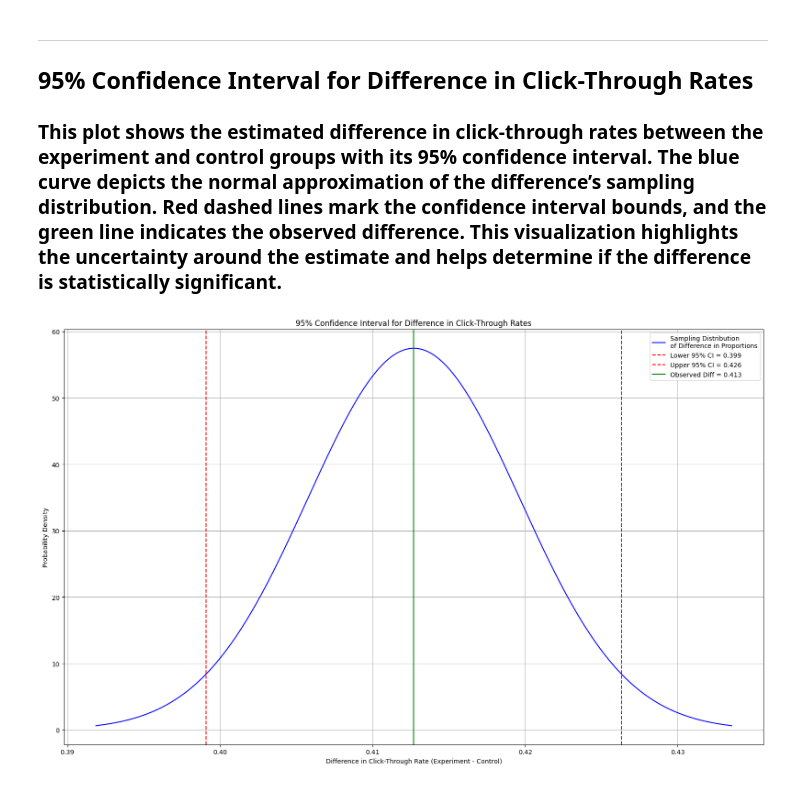
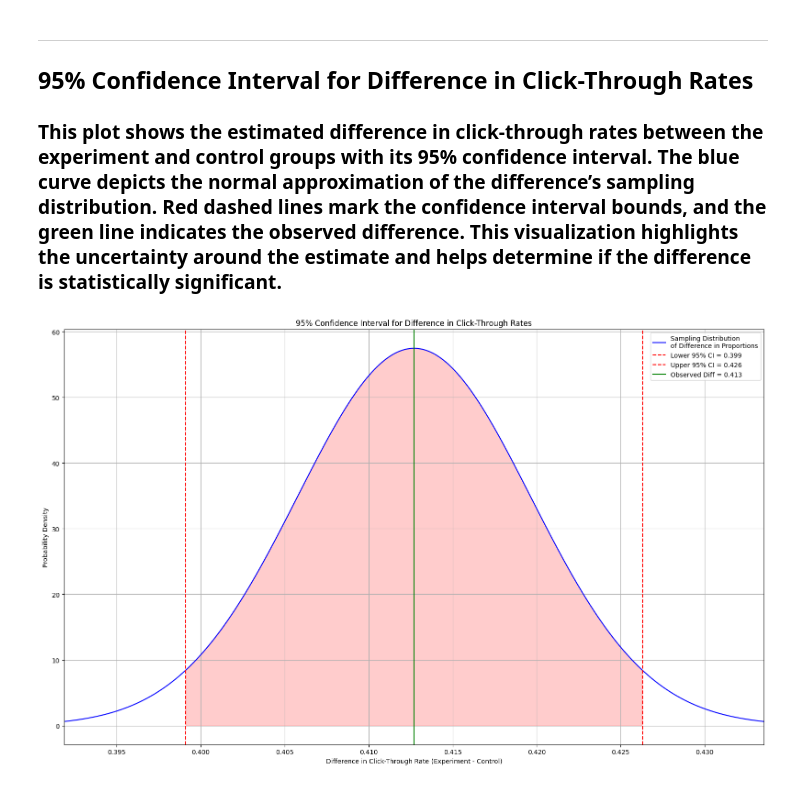
Before and after one commit to PIETRO-ing/ab_test_click_through_rate_analysis, a Jupyter notebook: ab_test_analysis.ipynb, the cells around one changed output. Cells and saved outputs as stored; diff of their text form; code cells hidden in the pictures.

Commit message:
95% CI in CTR plot and description

```diff
--- a/ab_test_analysis.ipynb
+++ b/ab_test_analysis.ipynb
@@ -433,34 +433,28 @@ plt.show()
 ## 95% Confidence Interval for Difference in Click-Through Rates
 
 ### This plot shows the estimated difference in click-through rates between the experiment and control groups with its 95% confidence interval. The blue curve depicts the normal approximation of the difference’s sampling distribution. Red dashed lines mark the confidence interval bounds, and the green line indicates the observed difference. This visualization highlights the uncertainty around the estimate and helps determine if the difference is statistically significant.
-# %%
-plt.figure(figsize=(16,10))
-
-x = np.linspace(difference_prob - 3 * SE, difference_prob + 3 * SE, 1000)
-
-# Normal distribution for difference in proportions
-y = norm.pdf(x, difference_prob, SE)
-
-# Plot
-plt.plot(x, y, label='Sampling Distribution\nof Difference in Proportions', color='blue')
-
-# Plot confidence interval bounds
-plt.axvline(CI_95[0], color='red', linestyle='--', label=f'Lower 95% CI = {round(CI_95[0], 3)}')
-plt.axvline(CI_95[1], color='red', linestyle='--', label=f'Upper 95% CI = {round(CI_95[1], 3)}')
-
-# Plot observed difference
-plt.axvline(difference_prob, color='green', linestyle='-', label=f'Observed Diff = {round(difference_prob, 3)}')
-
-# Title and labels
-plt.title('95% Confidence Interval for Difference in Click-Through Rates')
-plt.xlabel('Difference in Click-Through Rate (Experiment - Control)')
-plt.ylabel('Probability Density')
-
-plt.legend()
-plt.grid(True)
-plt.tight_layout()
-
-plt.savefig('plots/95_perc_confidence_interval_for_difference_in_click_through_rates.png')
-plt.show()
-# %% [output]
-[figure, removed]
+# %%
+plt.figure(figsize=(16, 10))
+
+x = np.linspace(difference_prob - 3 * SE, difference_prob + 3 * SE, 1000)
+y = norm.pdf(x, difference_prob, SE)
+
+plt.plot(x, y, label='Sampling Distribution\nof Difference in Proportions', color='blue')
+plt.axvline(CI_95[0], color='red', linestyle='--', label=f'Lower 95% CI = {round(CI_95[0], 3)}')
+plt.axvline(CI_95[1], color='red', linestyle='--', label=f'Upper 95% CI = {round(CI_95[1], 3)}')
+plt.axvline(difference_prob, color='green', linestyle='-', label=f'Observed Diff = {round(difference_prob, 3)}')
+plt.fill_between(x, 0, y, where=(x >= CI_95[0]) & (x <= CI_95[1]), color='red', alpha=0.2)
+
+plt.title('95% Confidence Interval for Difference in Click-Through Rates')
+plt.xlabel('Difference in Click-Through Rate (Experiment - Control)')
+plt.ylabel('Probability Density')
+
+plt.xlim(difference_prob - 3*SE, difference_prob + 3*SE)
+plt.legend()
+plt.grid(True)
+plt.tight_layout()
+
+plt.savefig('plots/95_perc_confidence_interval_for_difference_in_click_through_rates.png')
+plt.show()
+# %% [output]
+[figure, added]
```
Also changed, not shown: 2 other files.
